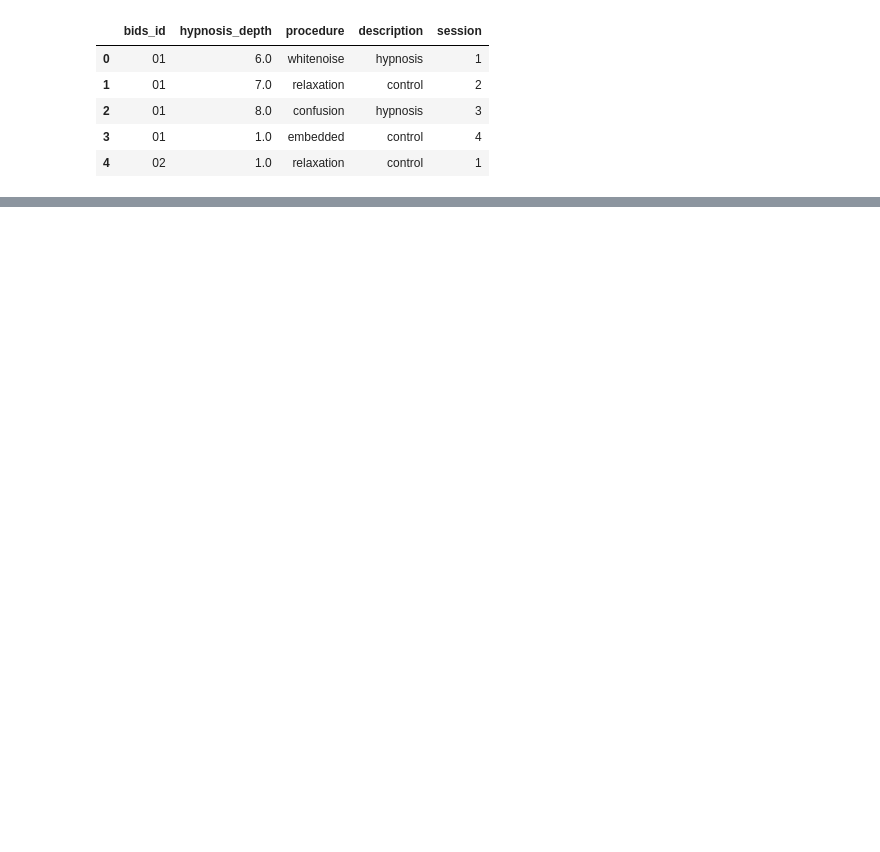
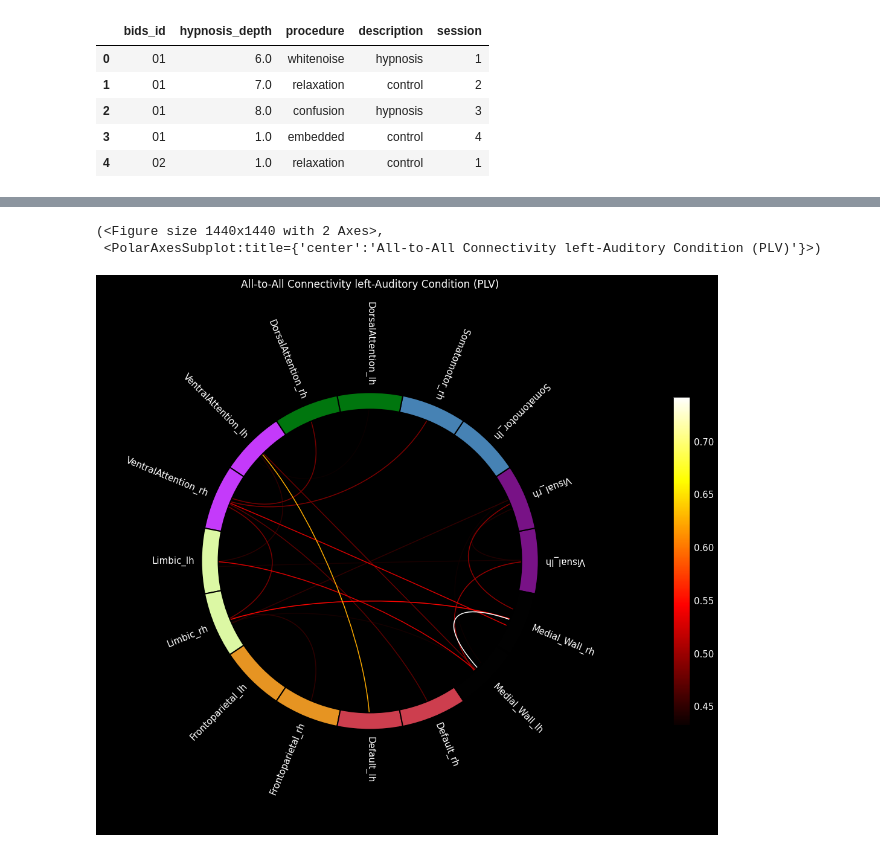
Before and after one commit to sycomix/SuggNet, a Jupyter notebook: notebooks/classification/3.1 Source Reconstruction.ipynb, the cells around one changed output, grey strips where cells are left out. Saved outputs shown, nothing was run; the diff lists cells and outputs as text; code cells hidden in the pictures; blank space fills up the shorter version.

```diff
--- a/notebooks/classification/3.1 Source Reconstruction.ipynb
+++ b/notebooks/classification/3.1 Source Reconstruction.ipynb
@@ -309,0 +388,41 @@ conn_df_total.head()
+# %%
+# we will use this function since the with the main function we cannot control the size of the plot in the current
+# version of mne-connectivity
+from mne.viz.circle import _plot_connectivity_circle
+
+# label colors
+atlas_labels = mne.read_labels_from_annot('fsaverage',
+                                          'Yeo2011_7Networks_N1000',
+                                          subjects_dir='data/')
+label_colors = [label.color for label in atlas_labels]
+
+# indices
+l1 = [int(conn.coords['roi'].to_numpy()[i].split('-')[1]) - 1
+  for i in range(len(conn.coords['roi']))]
+
+l2 = [int(conn.coords['roi'].to_numpy()[i].split('-')[-1]) - 1
+  for i in range(len(conn.coords['roi']))]
+indices = np.array([l1, l2])
+
+fig, ax = plt.subplots(figsize=(20, 20), facecolor='black',
+                       subplot_kw=dict(polar=True))
+
+_plot_connectivity_circle(conn.to_numpy()[:, 0],
+                         labels,
+                         indices,
+                         n_lines=20,
+                        #  node_angles=node_angles,
+                         node_colors=label_colors,
+                         colorbar_size=0.5,
+                         fontsize_title=17,
+                         fontsize_names=15,
+                         fontsize_colorbar=15,
+                         title='All-to-All Connectivity left-Auditory '
+                               'Condition (PLV)',
+                               ax=ax,
+                        interactive=False,
+                        show=False)
+# %% [output]
+(<Figure size 1440x1440 with 2 Axes>,
+ <PolarAxesSubplot:title={'center':'All-to-All Connectivity left-Auditory Condition (PLV)'}>)
+[figure, added]
```
Also changed, not shown: parts of 15 cells of this notebook.
